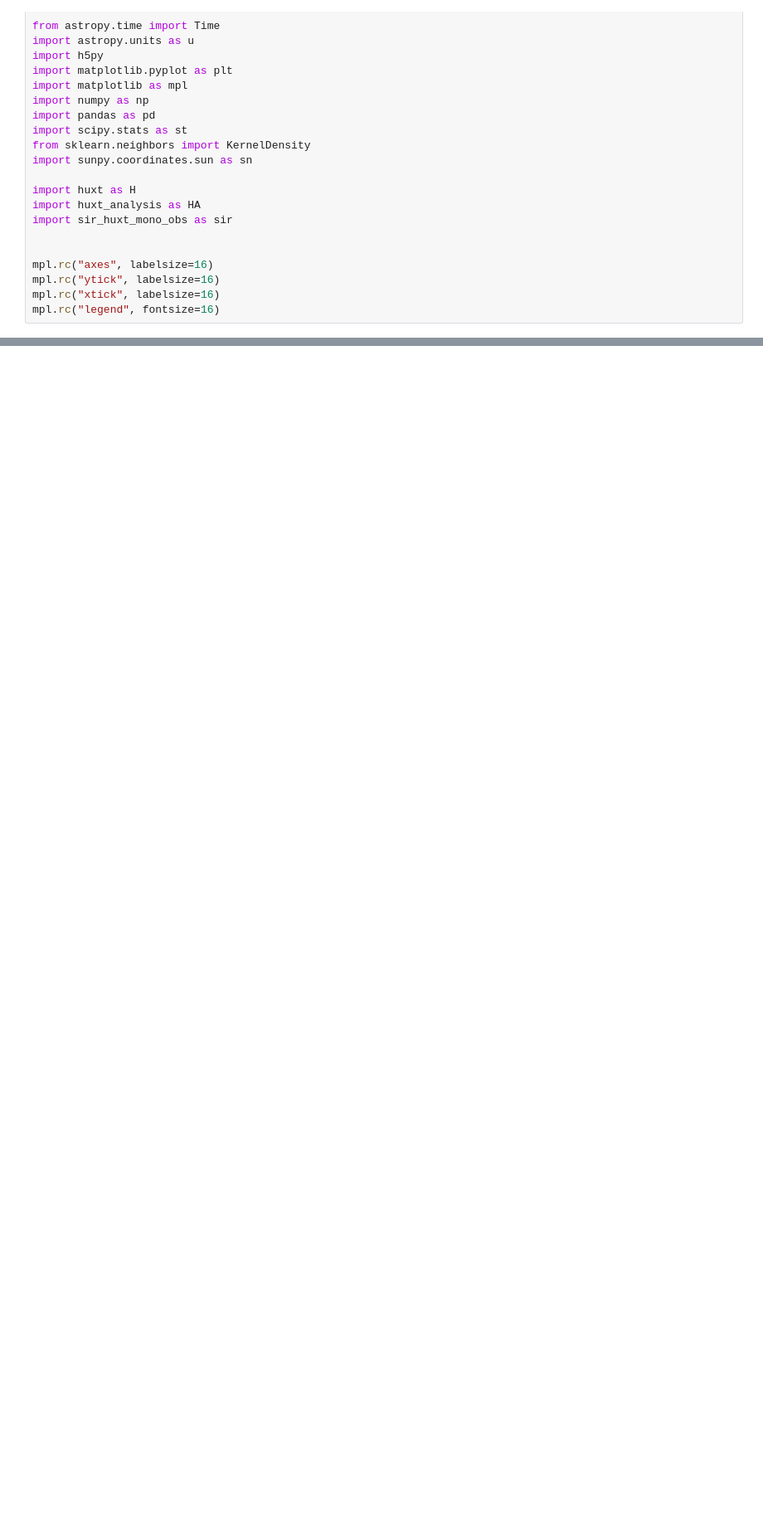
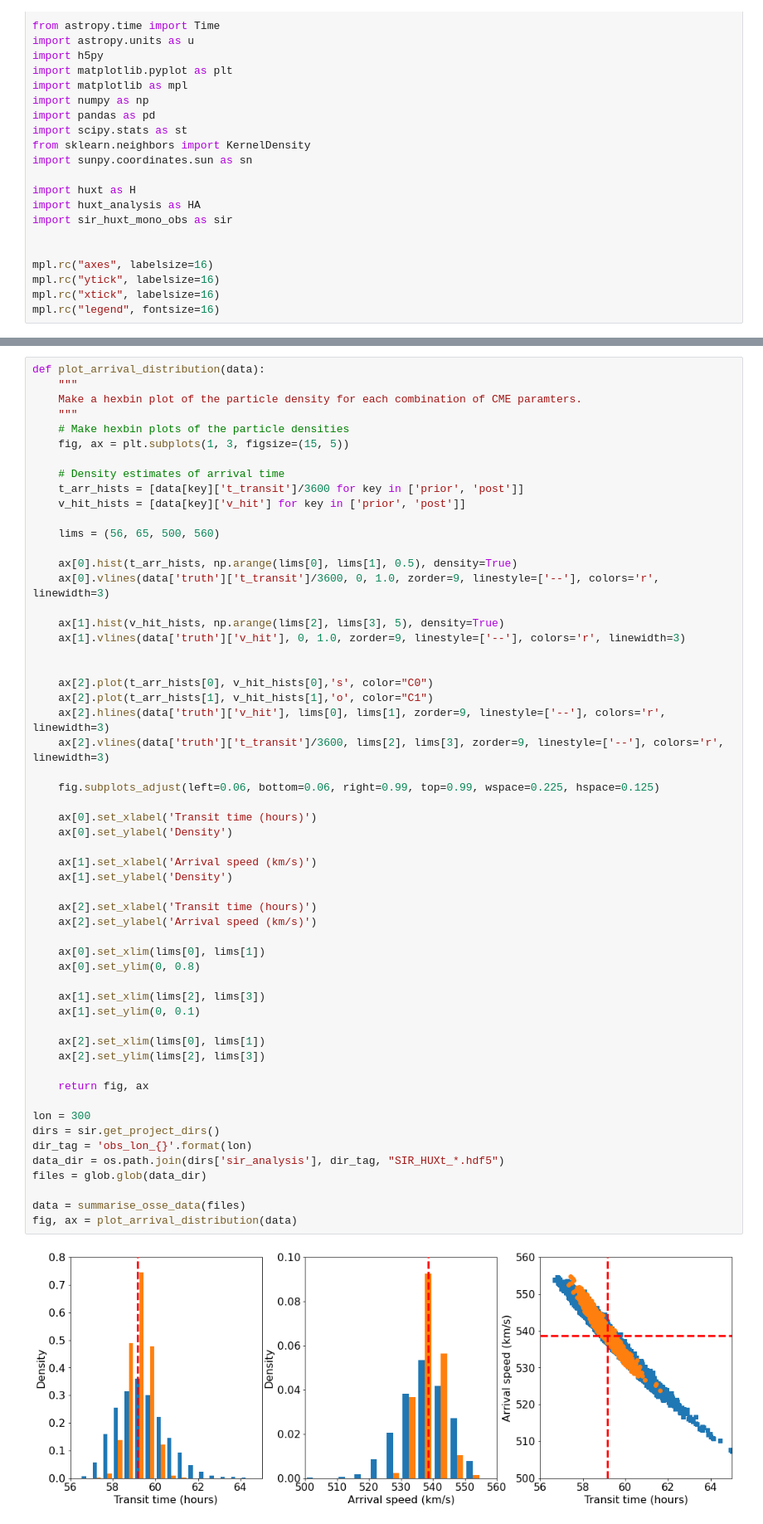
Before and after one commit to LukeBarnard/SIR_HUXt, a Jupyter notebook: code/longitude_analysis.ipynb, the cells around one changed output, grey strips where cells are left out. Shown at 83% size. Cells and saved outputs as stored; diff of their text form; blank space fills up the shorter version.

```diff
--- a/code/longitude_analysis.ipynb
+++ b/code/longitude_analysis.ipynb
@@ -306 +267,59 @@ for lon in lons:
+# %%
+def plot_arrival_distribution(data):
+    """
+    Make a hexbin plot of the particle density for each combination of CME paramters.
+    """
+    # Make hexbin plots of the particle densities
+    fig, ax = plt.subplots(1, 3, figsize=(15, 5))
+
+    # Density estimates of arrival time
+    t_arr_hists = [data[key]['t_transit']/3600 for key in ['prior', 'post']]
+    v_hit_hists = [data[key]['v_hit'] for key in ['prior', 'post']]
+
+    lims = (56, 65, 500, 560)
+
+    ax[0].hist(t_arr_hists, np.arange(lims[0], lims[1], 0.5), density=True)
+    ax[0].vlines(data['truth']['t_transit']/3600, 0, 1.0, zorder=9, linestyle=['--'], colors='r', linewidth=3)
+
+    ax[1].hist(v_hit_hists, np.arange(lims[2], lims[3], 5), density=True)
+    ax[1].vlines(data['truth']['v_hit'], 0, 1.0, zorder=9, linestyle=['--'], colors='r', linewidth=3)
+
+
+    ax[2].plot(t_arr_hists[0], v_hit_hists[0],'s', color="C0")
+    ax[2].plot(t_arr_hists[1], v_hit_hists[1],'o', color="C1")
+    ax[2].hlines(data['truth']['v_hit'], lims[0], lims[1], zorder=9, linestyle=['--'], colors='r', linewidth=3)
+    ax[2].vlines(data['truth']['t_transit']/3600, lims[2], lims[3], zorder=9, linestyle=['--'], colors='r', linewidth=3)
+
+    fig.subplots_adjust(left=0.06, bottom=0.06, right=0.99, top=0.99, wspace=0.225, hspace=0.125)
+
+    ax[0].set_xlabel('Transit time (hours)')
+    ax[0].set_ylabel('Density')
+
+    ax[1].set_xlabel('Arrival speed (km/s)')
+    ax[1].set_ylabel('Density')
+
+    ax[2].set_xlabel('Transit time (hours)')
+    ax[2].set_ylabel('Arrival speed (km/s)')
+
+    ax[0].set_xlim(lims[0], lims[1])
+    ax[0].set_ylim(0, 0.8)
+
+    ax[1].set_xlim(lims[2], lims[3])
+    ax[1].set_ylim(0, 0.1)
+
+    ax[2].set_xlim(lims[0], lims[1])
+    ax[2].set_ylim(lims[2], lims[3])
+
+    return fig, ax
+
+lon = 300
+dirs = sir.get_project_dirs()
+dir_tag = 'obs_lon_{}'.format(lon)
+data_dir = os.path.join(dirs['sir_analysis'], dir_tag, "SIR_HUXt_*.hdf5")
+files = glob.glob(data_dir)
+
+data = summarise_osse_data(files)
+fig, ax = plot_arrival_distribution(data)
+# %% [output]
+[figure, added]
 # %%
```
Also changed, not shown: parts of 8 cells of this notebook, 14 other files.
